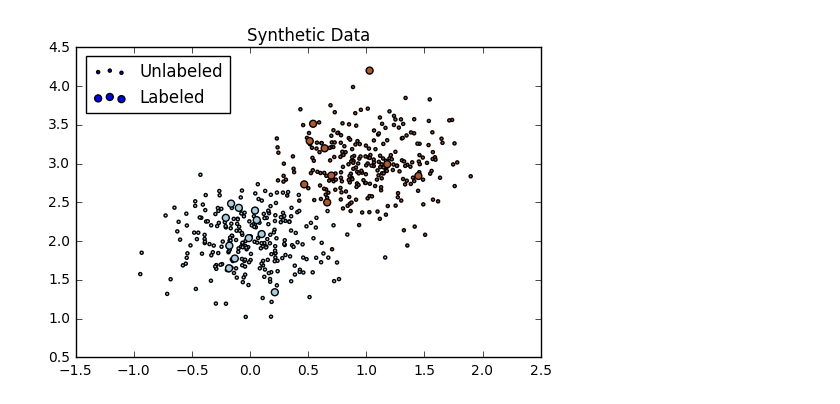
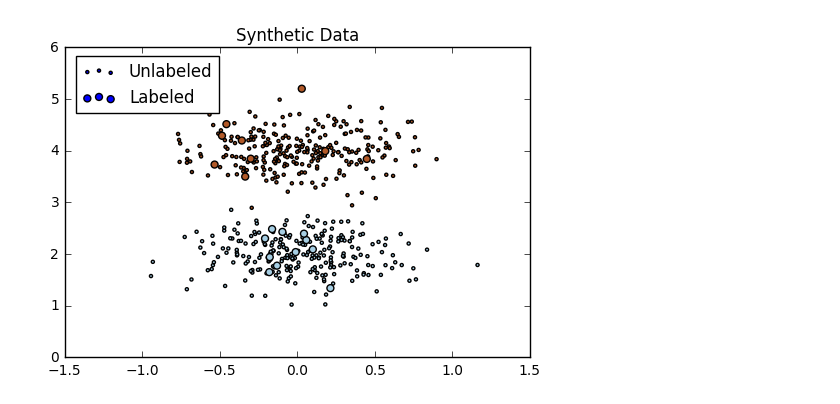
Before and after one commit to dancoombs/s3vm-sgd, a Jupyter notebook: s3vm_sgd_test.ipynb, the cells around one changed output. Saved outputs shown, nothing was run; the diff lists cells and outputs as text; code cells hidden in the pictures.

```diff
--- a/s3vm_sgd_test.ipynb
+++ b/s3vm_sgd_test.ipynb
@@ -3,30 +3,30 @@ import matplotlib.pyplot as plt
 import numpy as np
 from sklearn import datasets
 # %%
-X, y = datasets.make_blobs(n_samples=1000, centers=[[0, 2], [1, 3]],
+X, y = datasets.make_blobs(n_samples=1000, centers=[[0, 2], [0, 4]],
                            cluster_std=[0.35, 0.35], random_state=1)
 y[y == 0] = -1
 
 n_label = 20
 n_unlabel = 500
 
 X_label = X[:n_label]
 y_label = y[:n_label]
 
 X_unlabel = X[n_label:n_label+n_unlabel]
 y_unlabel = y[n_label:n_label+n_unlabel]
 
 X_train = X[:n_label+n_unlabel]
 y_train = y[:n_label+n_unlabel]
 
 X_test = X[n_label+n_unlabel:]
 y_test = y[n_label+n_unlabel:]
 
 plt.scatter(X_unlabel[:,0], X_unlabel[:,1], c=y_unlabel, cmap=plt.cm.Paired, s=5)
 plt.scatter(X_label[:,0], X_label[:,1], c=y_label, cmap=plt.cm.Paired, s=25)
 plt.legend(['Unlabeled', 'Labeled'], bbox_to_anchor=(.35,1))
 plt.title('Synthetic Data')
 plt.show()
 # %% [output]
-[figure, old version]
+[figure, new version]
 # %%
```
Also changed, not shown: parts of 10 cells of this notebook, 2 other files.
